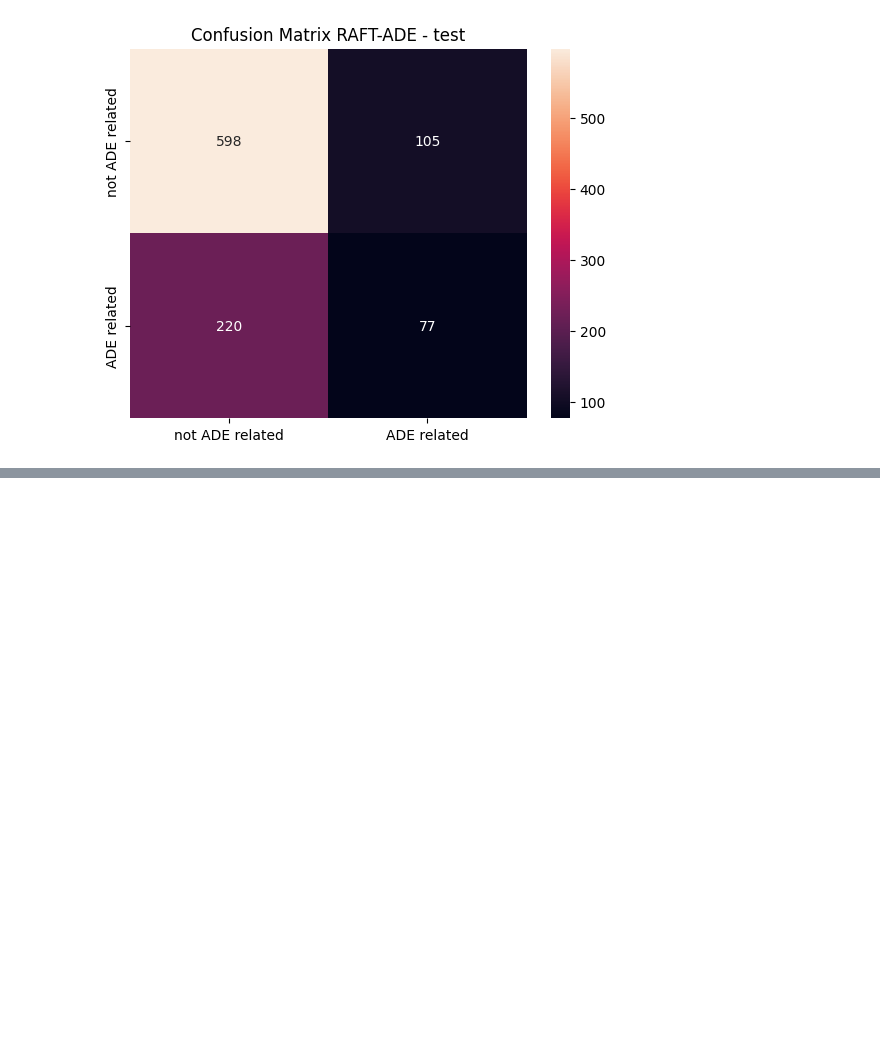
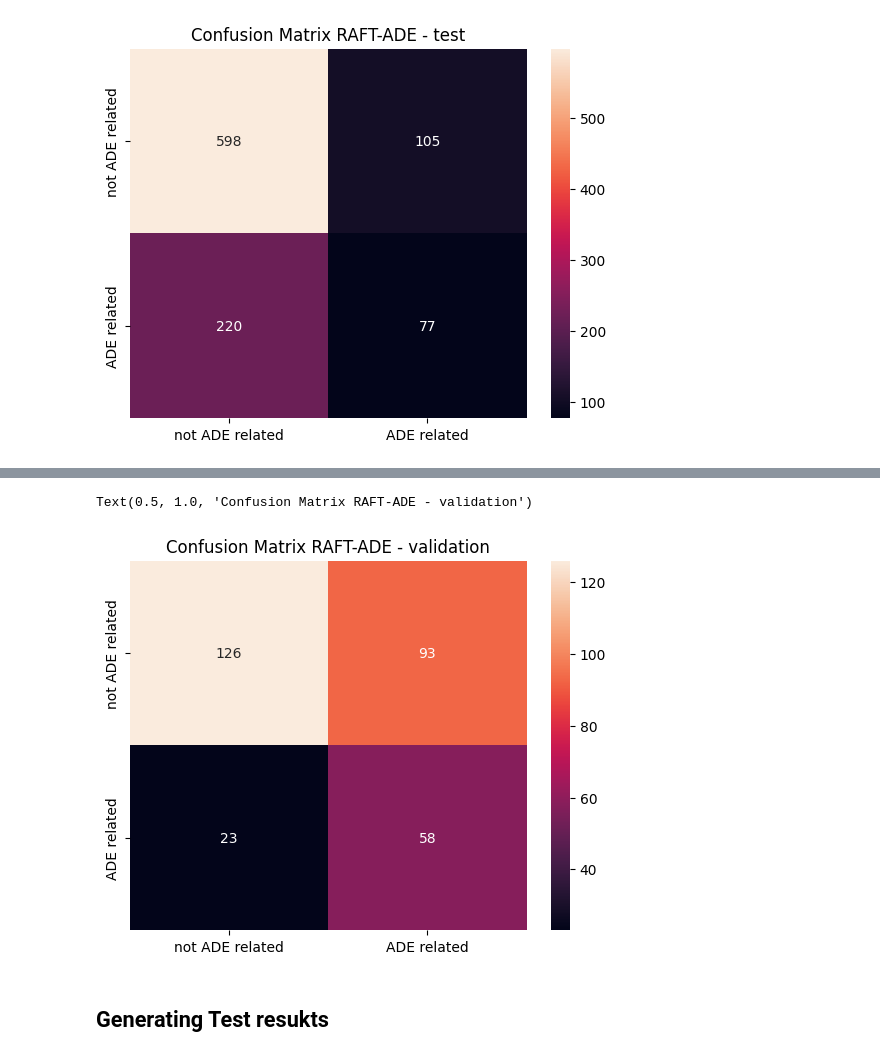
Before and after one commit to peulsilva/few-shot-learning-transformers, a Jupyter notebook: notebooks/raft/finetuning/01-ade_corpus.ipynb, the cells around one changed output, grey strips where cells are left out. Drawn from its saved outputs; the diff is of its cells as text; code cells hidden in the pictures; blank space fills up the shorter version.

```diff
--- a/notebooks/raft/finetuning/01-ade_corpus.ipynb
+++ b/notebooks/raft/finetuning/01-ade_corpus.ipynb
@@ -382,0 +503,20 @@ Text(0.5, 1.0, 'Confusion Matrix RAFT-ADE - test')
+# %%
+df = pd.DataFrame(
+    history['val_conf_matrix'].to("cpu").numpy(),
+    index = classes_names,
+    columns=classes_names
+
+)
+
+sns.heatmap(
+    df,
+    annot = True,
+    fmt = '2g',
+)
+
+plt.title(f"Confusion Matrix {dataset_name} - validation")
+# %% [output]
+Text(0.5, 1.0, 'Confusion Matrix RAFT-ADE - validation')
+[figure, added]
+# %% [markdown]
+## Generating Test resukts
```
Also changed, not shown: parts of 40 cells of this notebook, 9 other files.
